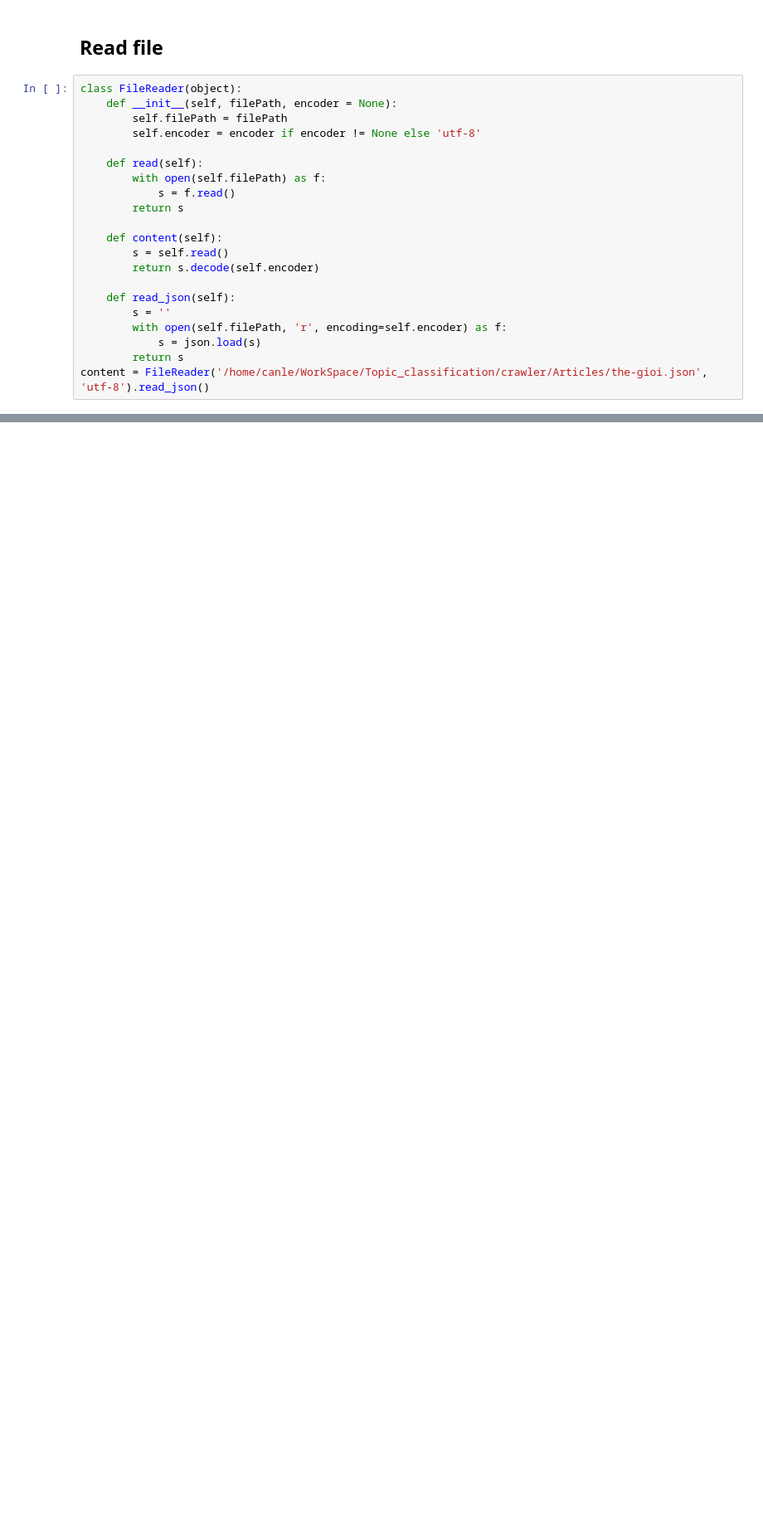
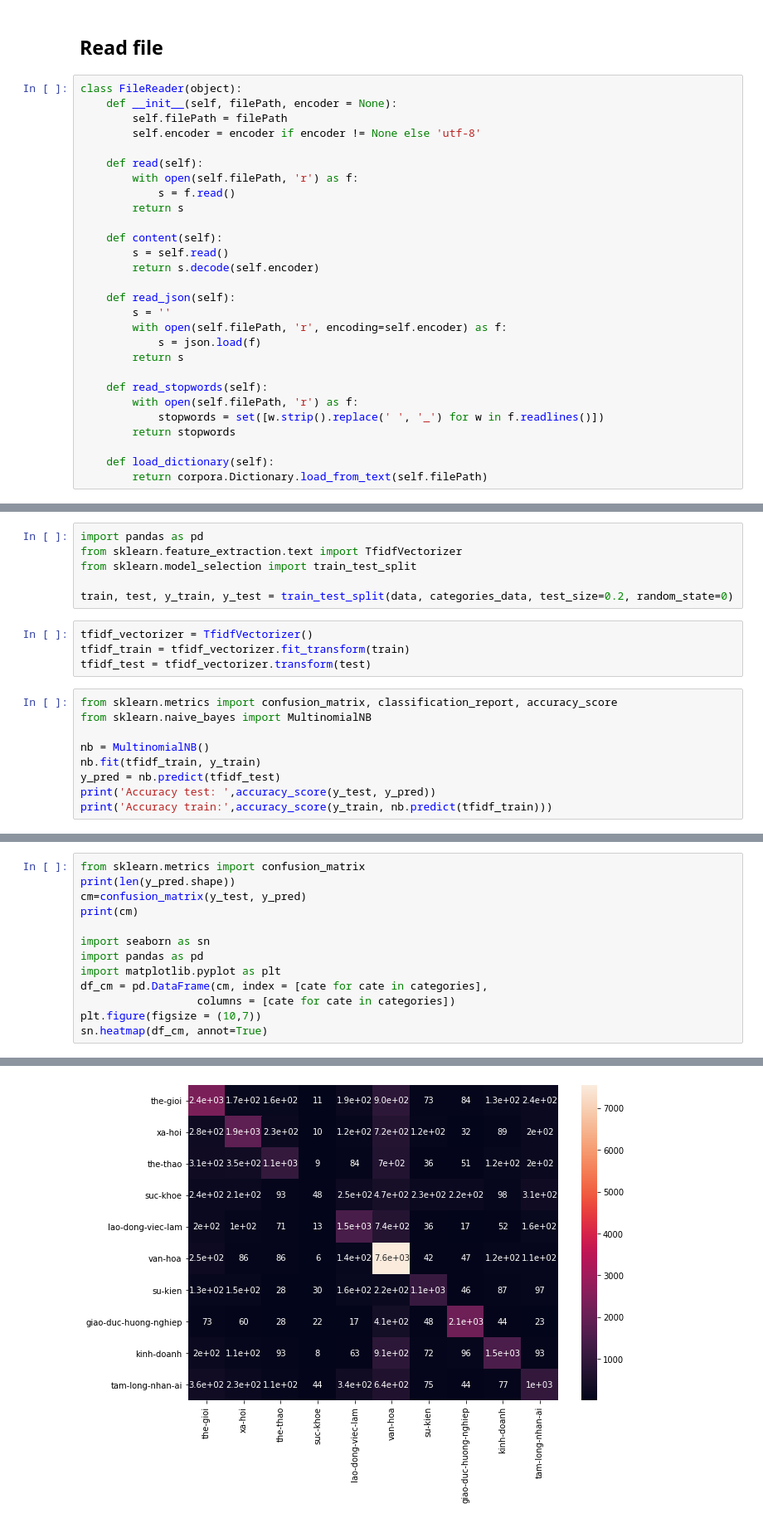
Before and after one commit to nguyenvandai61/Topic_classification, a Jupyter notebook: feature_extraction/fe.ipynb, the cells around one changed output, grey strips where cells are left out. Shown at 83% size. Cells and saved outputs as stored; diff of their text form; blank space fills up the shorter version.

Commit message:
Play with Json

```diff
--- a/feature_extraction/fe.ipynb
+++ b/feature_extraction/fe.ipynb
@@ -18,7 +18,7 @@ class FileReader(object):
         self.encoder = encoder if encoder != None else 'utf-8'
 
     def read(self):
-        with open(self.filePath) as f:
+        with open(self.filePath, 'r') as f:
             s = f.read()
         return s
 
@@ -29,6 +29,13 @@ class FileReader(object):
     def read_json(self):
         s = ''
         with open(self.filePath, 'r', encoding=self.encoder) as f:
-            s = json.load(s)
+            s = json.load(f)
         return s
-content = FileReader('/home/canle/WorkSpace/Topic_classification/crawler/Articles/the-gioi.json', 'utf-8').read_json()
+
+    def read_stopwords(self):
+        with open(self.filePath, 'r') as f:
+            stopwords = set([w.strip().replace(' ', '_') for w in f.readlines()])
+        return stopwords
+
+    def load_dictionary(self):
+        return corpora.Dictionary.load_from_text(self.filePath)
@@ -36,0 +218,19 @@ AttributeError: 'str' object has no attribute 'read'
+# %%
+import pandas as pd
+from sklearn.feature_extraction.text import TfidfVectorizer
+from sklearn.model_selection import train_test_split
+
+train, test, y_train, y_test = train_test_split(data, categories_data, test_size=0.2, random_state=0)
+# %%
+tfidf_vectorizer = TfidfVectorizer()
+tfidf_train = tfidf_vectorizer.fit_transform(train)
+tfidf_test = tfidf_vectorizer.transform(test)
+# %%
+from sklearn.metrics import confusion_matrix, classification_report, accuracy_score
+from sklearn.naive_bayes import MultinomialNB
+
+nb = MultinomialNB()
+nb.fit(tfidf_train, y_train)
+y_pred = nb.predict(tfidf_test)
+print('Accuracy test: ',accuracy_score(y_test, y_pred))
+print('Accuracy train:',accuracy_score(y_train, nb.predict(tfidf_train)))
@@ -36,0 +244,14 @@ AttributeError: 'str' object has no attribute 'read'
+# %%
+from sklearn.metrics import confusion_matrix
+print(len(y_pred.shape))
+cm=confusion_matrix(y_test, y_pred)
+print(cm)
+
+import seaborn as sn
+import pandas as pd
+import matplotlib.pyplot as plt
+df_cm = pd.DataFrame(cm, index = [cate for cate in categories],
+                  columns = [cate for cate in categories])
+plt.figure(figsize = (10,7))
+sn.heatmap(df_cm, annot=True)
+# %% [output]
@@ -36,0 +270 @@ AttributeError: 'str' object has no attribute 'read'
+[figure, added]
```
Also changed, not shown: parts of 15 cells of this notebook, 3 other files.
